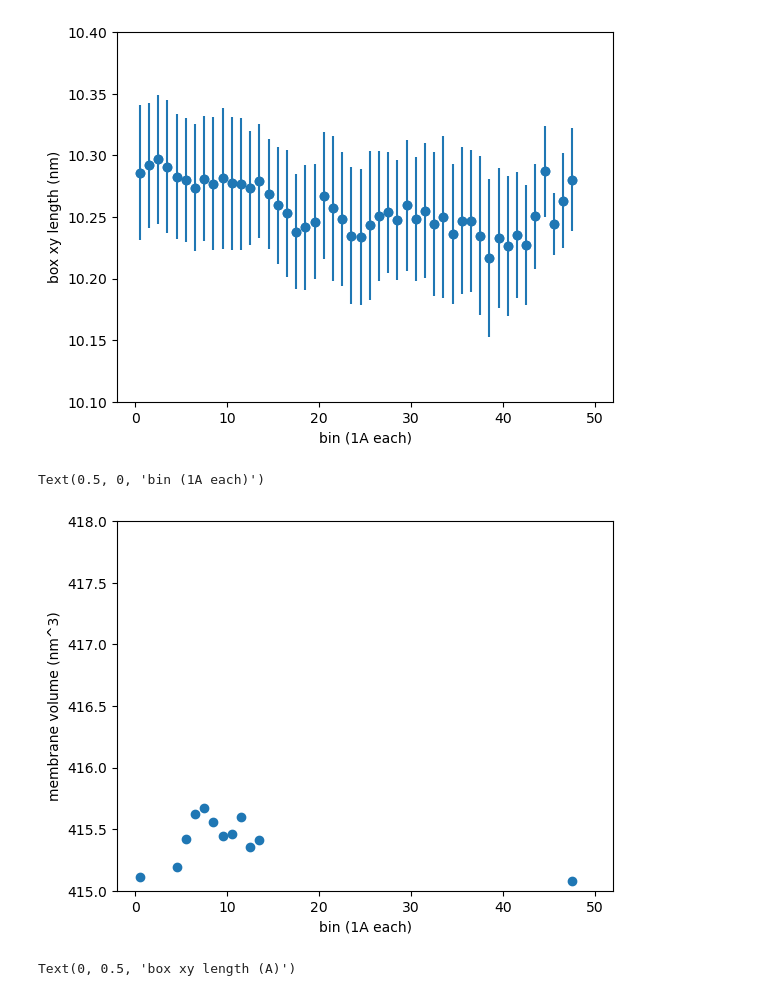
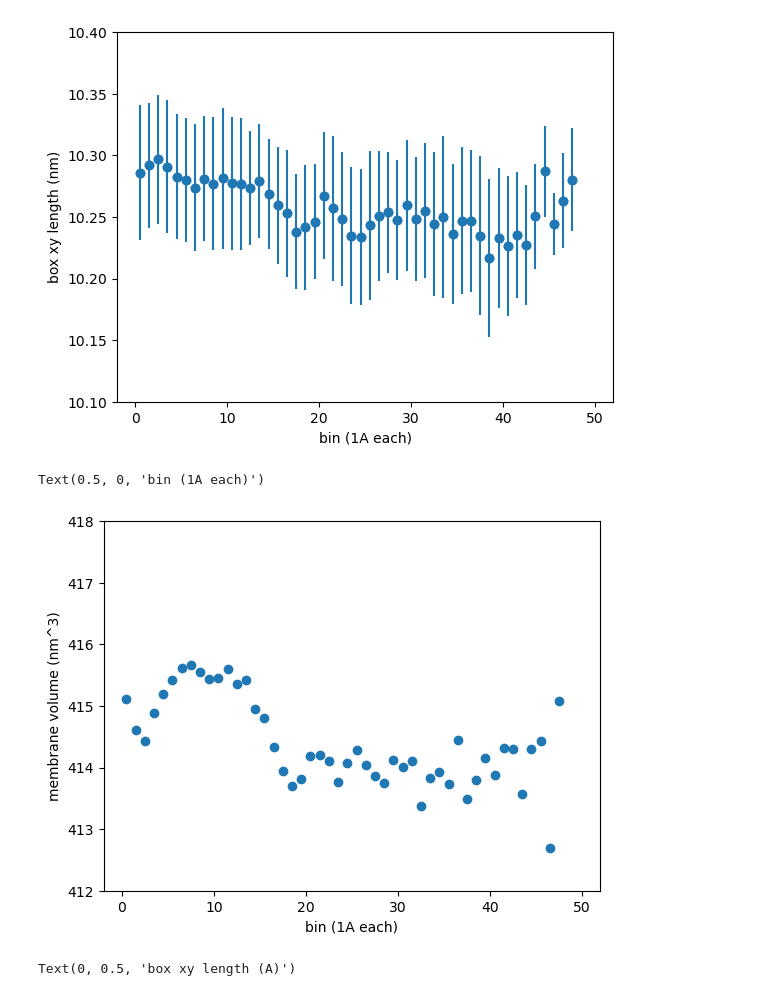
Before and after one commit to JonathanHB/cftr-glpg1837, a Jupyter notebook: revisions/membrane_thickness_area.ipynb, the cells around one changed output. Saved outputs shown, nothing was run; the diff lists cells and outputs as text; code cells hidden in the pictures.

```diff
--- a/revisions/membrane_thickness_area.ipynb
+++ b/revisions/membrane_thickness_area.ipynb
@@ -129,13 +129,13 @@ plt.ylim(10.1,10.4)
 # %%
 membrane_volume = np.product(np.stack([mean_boxdims_by_bin[1:,0], mean_boxdims_by_bin[1:,1], mean_membrane_thickness_by_bin[1:]]), axis = 0)
 plt.scatter(bincenters, membrane_volume/1000)
-plt.ylim(415, 418)
+plt.ylim(412, 418)
 plt.ylabel("membrane volume (nm^3)")
 plt.xlabel("bin (1A each)")
 #to get more accurate values and error bars which properly reflected the width-thickness correlation would require going back to the frame-level data
 # %% [output]
 Text(0.5, 0, 'bin (1A each)')
-[figure, old version]
+[figure, new version]
 # %%
 order_values = np.arange(len(mean_membrane_thickness_by_bin[1:]))
 
```
Also changed, not shown: parts of 2 cells of this notebook.
